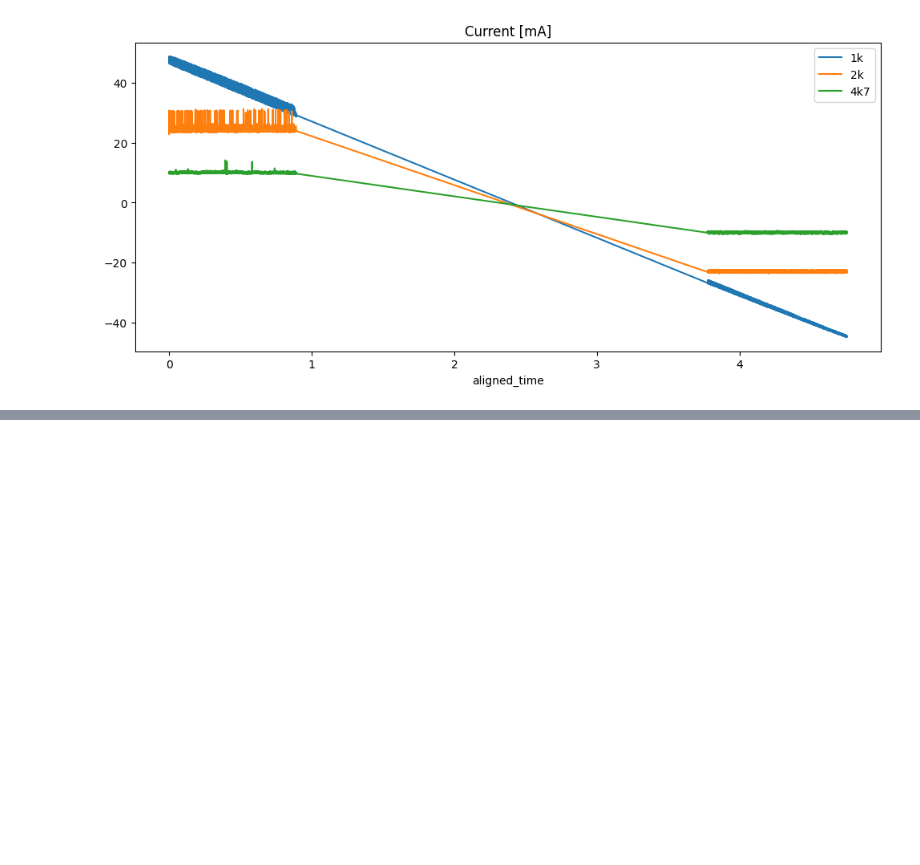
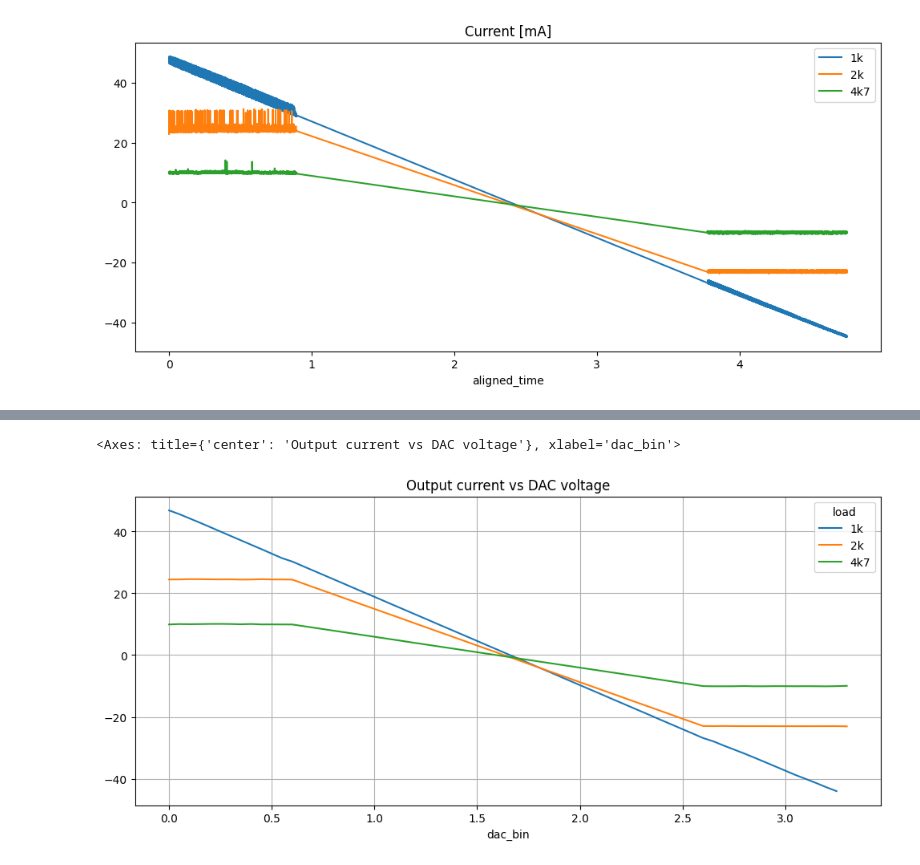
Before and after one commit to import-tiago/FEI, a Jupyter notebook: MSc/PEL309/Analysis/PEL309.ipynb, the cells around one changed output, grey strips where cells are left out. Drawn from its saved outputs; the diff is of its cells as text; code cells hidden in the pictures; blank space fills up the shorter version.

```diff
--- a/MSc/PEL309/Analysis/PEL309.ipynb
+++ b/MSc/PEL309/Analysis/PEL309.ipynb
@@ -204,3 +204,29 @@ data_4k7_aligned.plot(
 # %% [output]
 <Axes: title={'center': 'Current [mA]'}, xlabel='aligned_time'>
 [figure]
+# %%
+dac_step = 0.05  # resolução da comparação em volts
+
+data_1k_cmp = data_1k.copy()
+data_2k_cmp = data_2k.copy()
+data_4k7_cmp = data_4k7.copy()
+
+data_1k_cmp["load"] = "1k"
+data_2k_cmp["load"] = "2k"
+data_4k7_cmp["load"] = "4k7"
+
+all_data = pd.concat(
+    [data_1k_cmp, data_2k_cmp, data_4k7_cmp],
+    ignore_index=True
+)
+
+all_data["dac_bin"] = (all_data["dac"] / dac_step).round() * dac_step
+# %%
+comparison = all_data.pivot_table(
+    index="dac_bin",
+    columns="load",
+    values="current",
+    aggfunc="mean"
+)
+
+comparison.head()
@@ -206,0 +241,9 @@ data_4k7_aligned.plot(
+# %%
+comparison.plot(
+    figsize=(12, 5),
+    grid=True,
+    title="Output current vs DAC voltage"
+)
+# %% [output]
+<Axes: title={'center': 'Output current vs DAC voltage'}, xlabel='dac_bin'>
+[figure, added]
```
Also changed, not shown: parts of 5 cells of this notebook.
